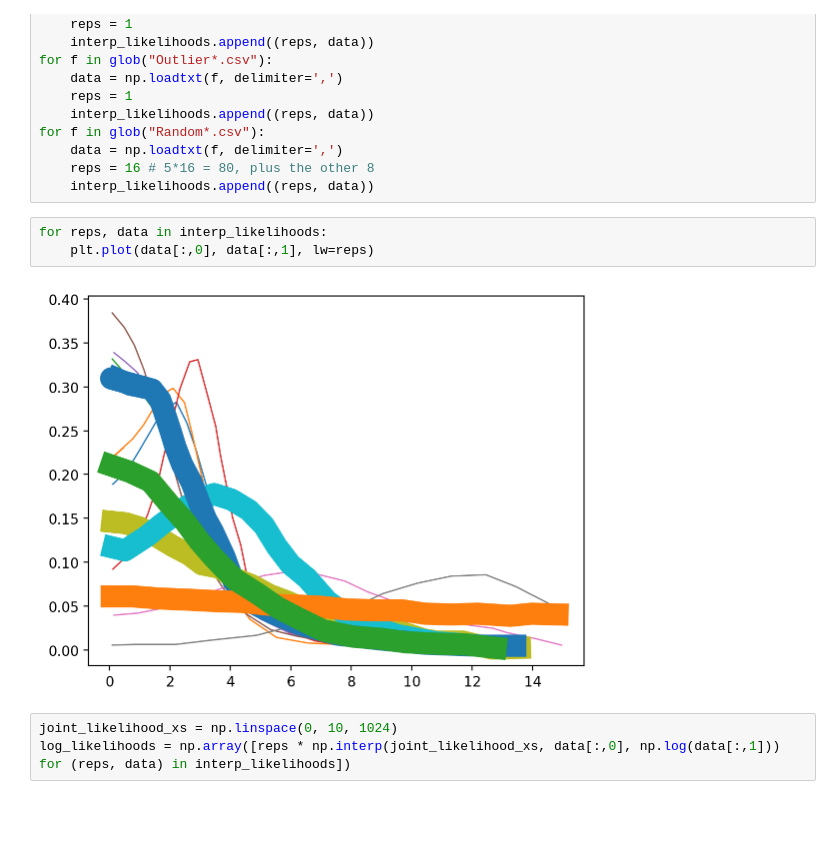
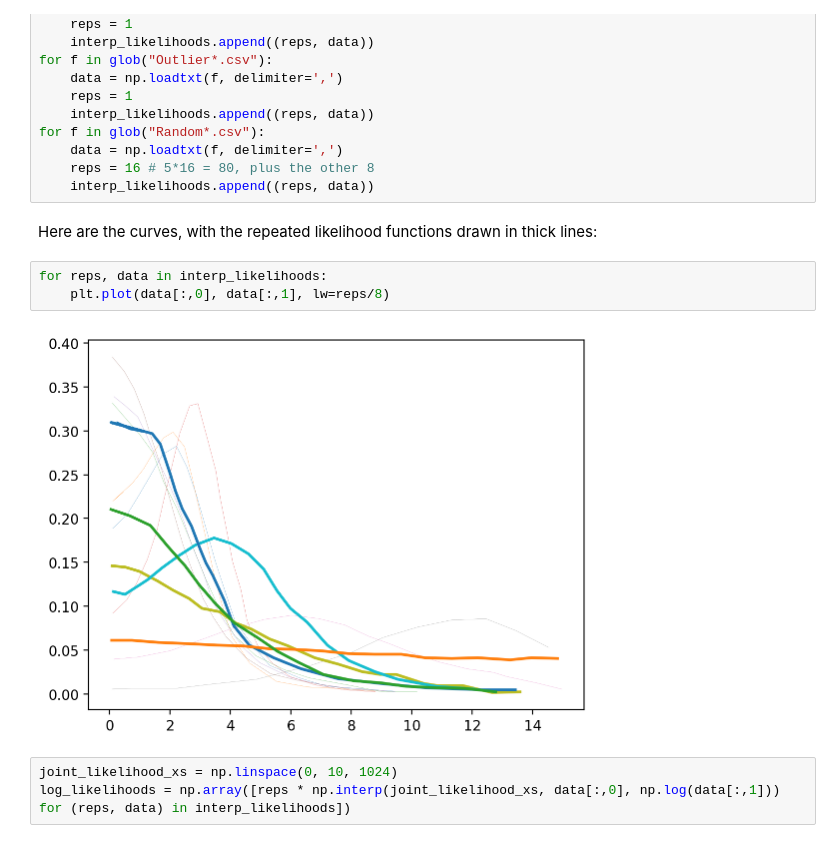
Before and after one commit to farr/ZhuCheck, a Jupyter notebook: ZhuCheck.ipynb, the cells around one changed output. Saved outputs shown, nothing was run; the diff lists cells and outputs as text; blank space fills up the shorter version.

```diff
--- a/ZhuCheck.ipynb
+++ b/ZhuCheck.ipynb
@@ -24,11 +32,13 @@ for f in glob("Random*.csv"):
     data = np.loadtxt(f, delimiter=',')
     reps = 16 # 5*16 = 80, plus the other 8
     interp_likelihoods.append((reps, data))
+# %% [markdown]
+Here are the curves, with the repeated likelihood functions drawn in thick lines:
 # %%
 for reps, data in interp_likelihoods:
-    plt.plot(data[:,0], data[:,1], lw=reps)
+    plt.plot(data[:,0], data[:,1], lw=reps/8)
 # %% [output]
-[figure, old version]
+[figure, new version]
 # %%
 joint_likelihood_xs = np.linspace(0, 10, 1024)
 log_likelihoods = np.array([reps * np.interp(joint_likelihood_xs, data[:,0], np.log(data[:,1])) for (reps, data) in interp_likelihoods])
```
Also changed, not shown: parts of 14 cells of this notebook.
